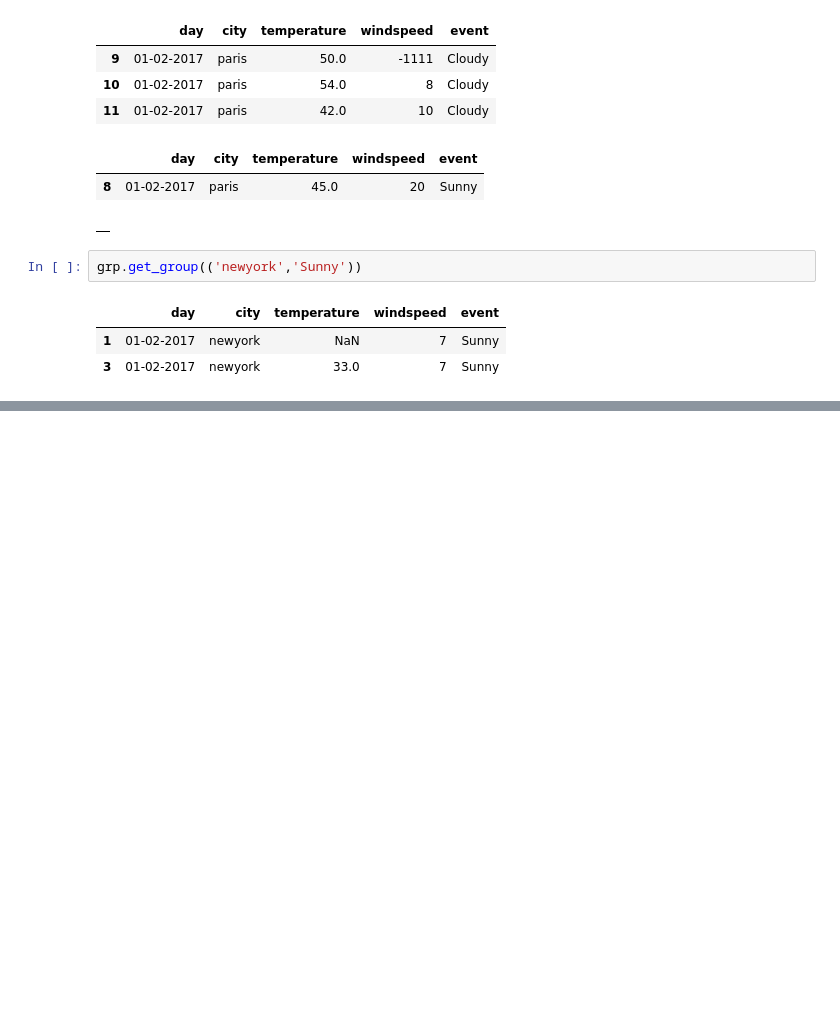
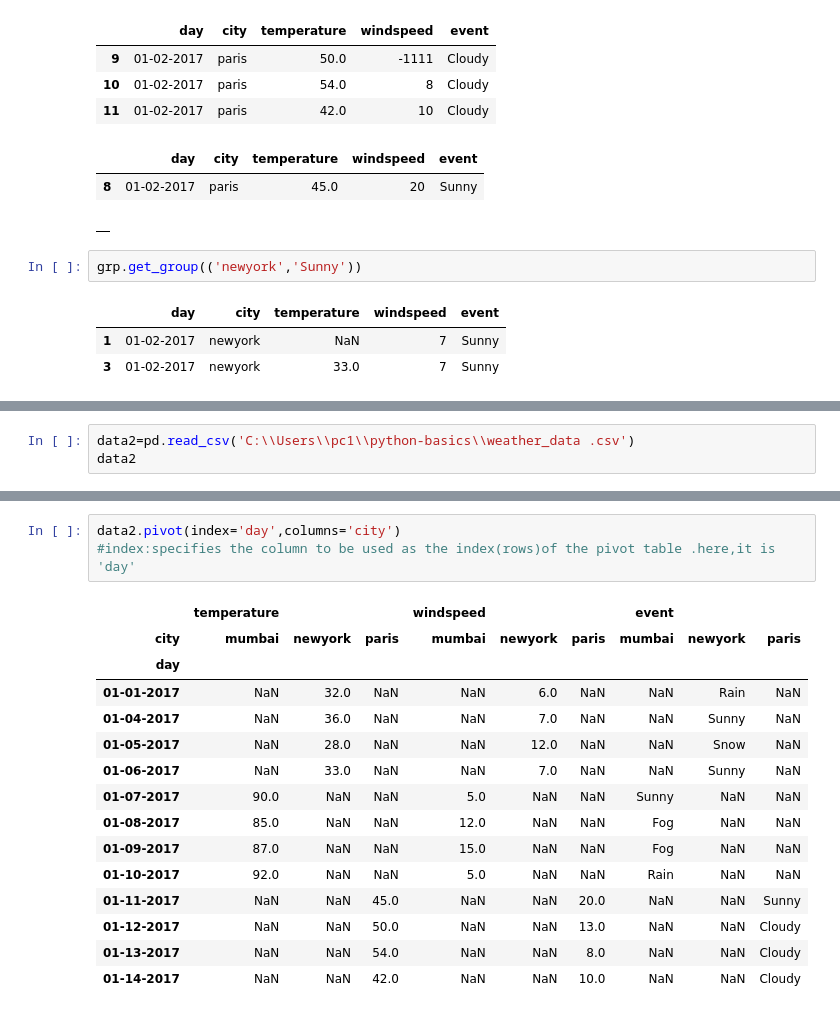
Before and after one commit to shimnasherin73/python-basics, a Jupyter notebook: pandas.ipynb, the cells around one changed output, grey strips where cells are left out. Saved outputs shown, nothing was run; the diff lists cells and outputs as text; blank space fills up the shorter version.

```diff
--- a/pandas.ipynb
+++ b/pandas.ipynb
@@ -1255,0 +1260,3 @@ grp.get_group(('newyork','Sunny'))
+# %%
+data2=pd.read_csv('C:\\Users\\pc1\\python-basics\\weather_data .csv')
+data2
@@ -1255,0 +1277,19 @@ grp.get_group(('newyork','Sunny'))
+# %%
+data2.pivot(index='day',columns='city')
+#index:specifies the column to be used as the index(rows)of the pivot table .here,it is 'day'
+# %% [output]
+|  | temperature |  |  | windspeed |  |  | event |  |  |
+| city | mumbai | newyork | paris | mumbai | newyork | paris | mumbai | newyork | paris |
+| day |  |  |  |  |  |  |  |  |  |
+| 01-01-2017 | NaN | 32.0 | NaN | NaN | 6.0 | NaN | NaN | Rain | NaN |
+| 01-04-2017 | NaN | 36.0 | NaN | NaN | 7.0 | NaN | NaN | Sunny | NaN |
+| 01-05-2017 | NaN | 28.0 | NaN | NaN | 12.0 | NaN | NaN | Snow | NaN |
+| 01-06-2017 | NaN | 33.0 | NaN | NaN | 7.0 | NaN | NaN | Sunny | NaN |
+| 01-07-2017 | 90.0 | NaN | NaN | 5.0 | NaN | NaN | Sunny | NaN | NaN |
+| 01-08-2017 | 85.0 | NaN | NaN | 12.0 | NaN | NaN | Fog | NaN | NaN |
+| 01-09-2017 | 87.0 | NaN | NaN | 15.0 | NaN | NaN | Fog | NaN | NaN |
+| 01-10-2017 | 92.0 | NaN | NaN | 5.0 | NaN | NaN | Rain | NaN | NaN |
+| 01-11-2017 | NaN | NaN | 45.0 | NaN | NaN | 20.0 | NaN | NaN | Sunny |
+| 01-12-2017 | NaN | NaN | 50.0 | NaN | NaN | 13.0 | NaN | NaN | Cloudy |
+| 01-13-2017 | NaN | NaN | 54.0 | NaN | NaN | 8.0 | NaN | NaN | Cloudy |
+| 01-14-2017 | NaN | NaN | 42.0 | NaN | NaN | 10.0 | NaN | NaN | Cloudy |
```
Also changed, not shown: parts of 24 cells of this notebook, 1 other file.
